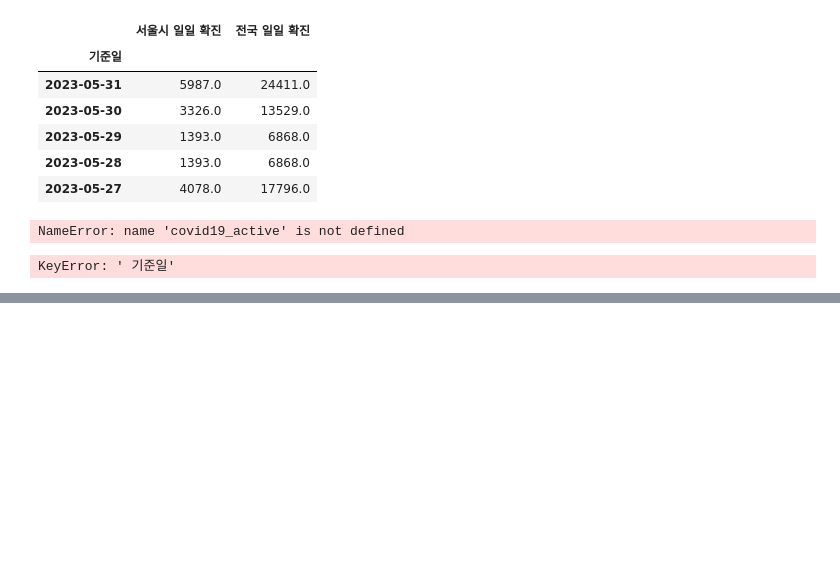
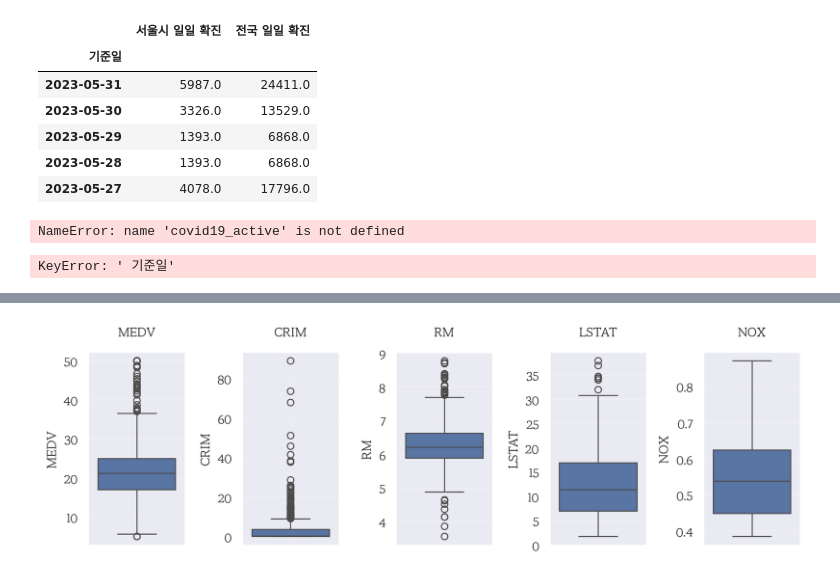
Before and after one commit to JAEYONG0303/For-python-, a Jupyter notebook: 코드 무한 연습용.ipynb, the cells around one changed output, grey strips where cells are left out. Cells and saved outputs as stored; diff of their text form; code cells hidden in the pictures; blank space fills up the shorter version.

```diff
--- a/코드 무한 연습용.ipynb
+++ b/코드 무한 연습용.ipynb
@@ -2672,0 +2819,20 @@ plt.close()
+# %%
+my_dpi = 200
+font_path = 'C:\\Users\\wodyd\\Documents\\카카오톡 받은 파일./MaruBuri-Regular.ttf'
+fm.fontManager.addfont(font_path)
+font_prop = fm.FontProperties(fname=font_path)
+font_name = font_prop.get_name()
+my_font_name = 'MaruBuri'
+my_theme = 'dark'
+sb.set_theme(style = my_theme)
+
+plt.rcParams['font.family'] = my_font_name
+plt.rcParams['font.size'] = 10
+plt.rcParams['axes.unicode_minus'] = False
+# %%
+origin = load_data('boston')
+print(f"데이터셋 크기: {origin.shape}")
+print(f"열 개수: {origin.shape[1]}")
+print(f"행 개수: {origin.shape[0]}")
+print(origin.info())
+origin.head()
@@ -2672,0 +2863,3 @@ plt.close()
+# %%
+df = origin.astype({'CHAS': 'category'})
+df.info()
@@ -2672,0 +2902,3 @@ plt.close()
+# %%
+fields = ['MEDV','CRIM','RM','LSTAT','NOX']
+df[fields].describe().T
@@ -2672,0 +2944,21 @@ plt.close()
+# %%
+width_px = 2000
+height_px = 640
+rows = 1
+cols = 5
+figsize = (width_px/ my_dpi, height_px / my_dpi)
+fig, ax = plt.subplots(rows, cols, figsize = figsize, dpi = my_dpi)
+
+# box 그리기
+for i, v in enumerate(fields):
+        sb.boxplot(data=df, y = v, ax = ax[i])
+        # 그래프 꾸미기
+        ax[i].set_title(v)
+        ax[i].grid(True, alpha = 0.3) # 배경 격자 표시/숨김
+
+# 출력
+plt.tight_layout()
+plt.show()
+plt.close()
+# %% [output]
+[figure, added]
```
Also changed, not shown: parts of 14 cells of this notebook, 2 other files.
